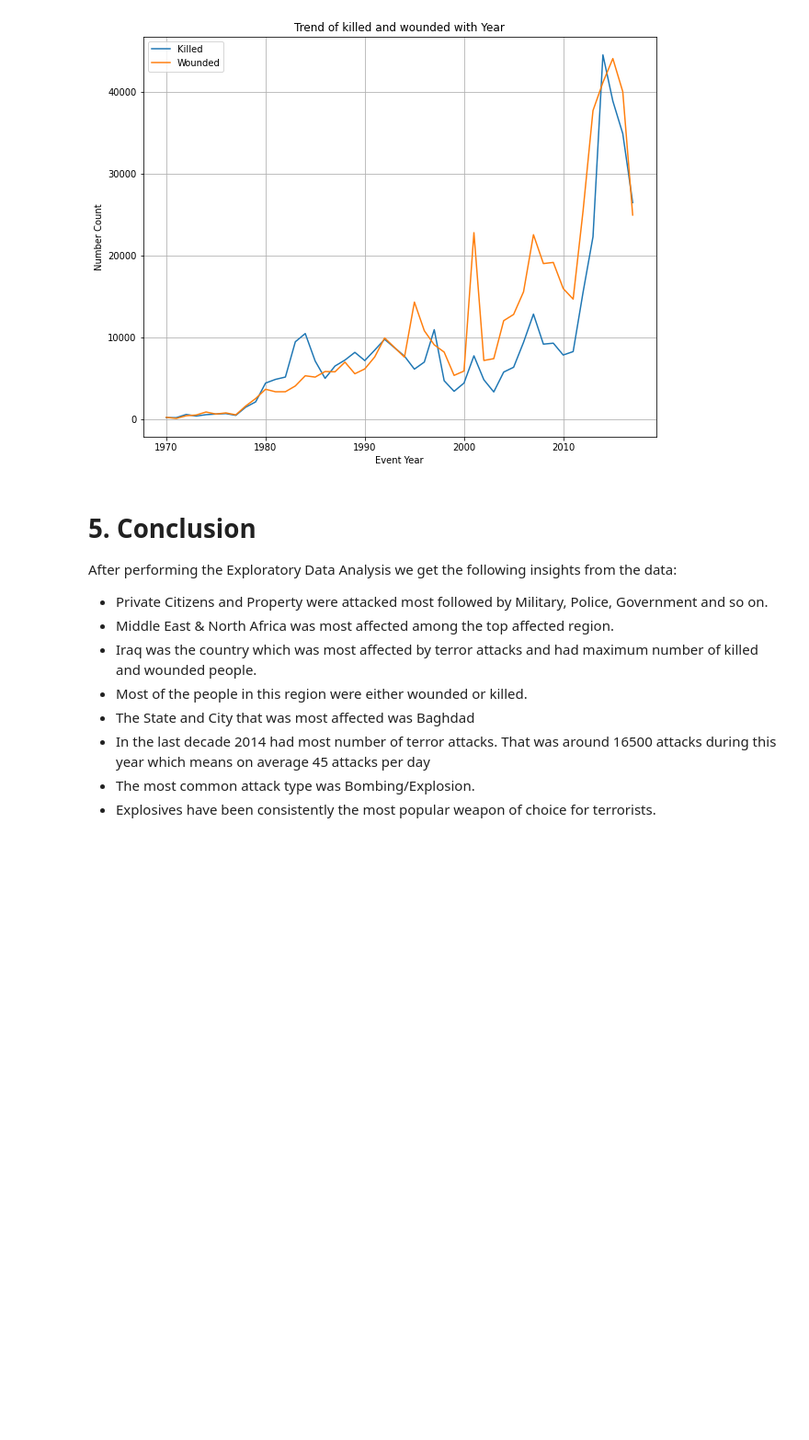
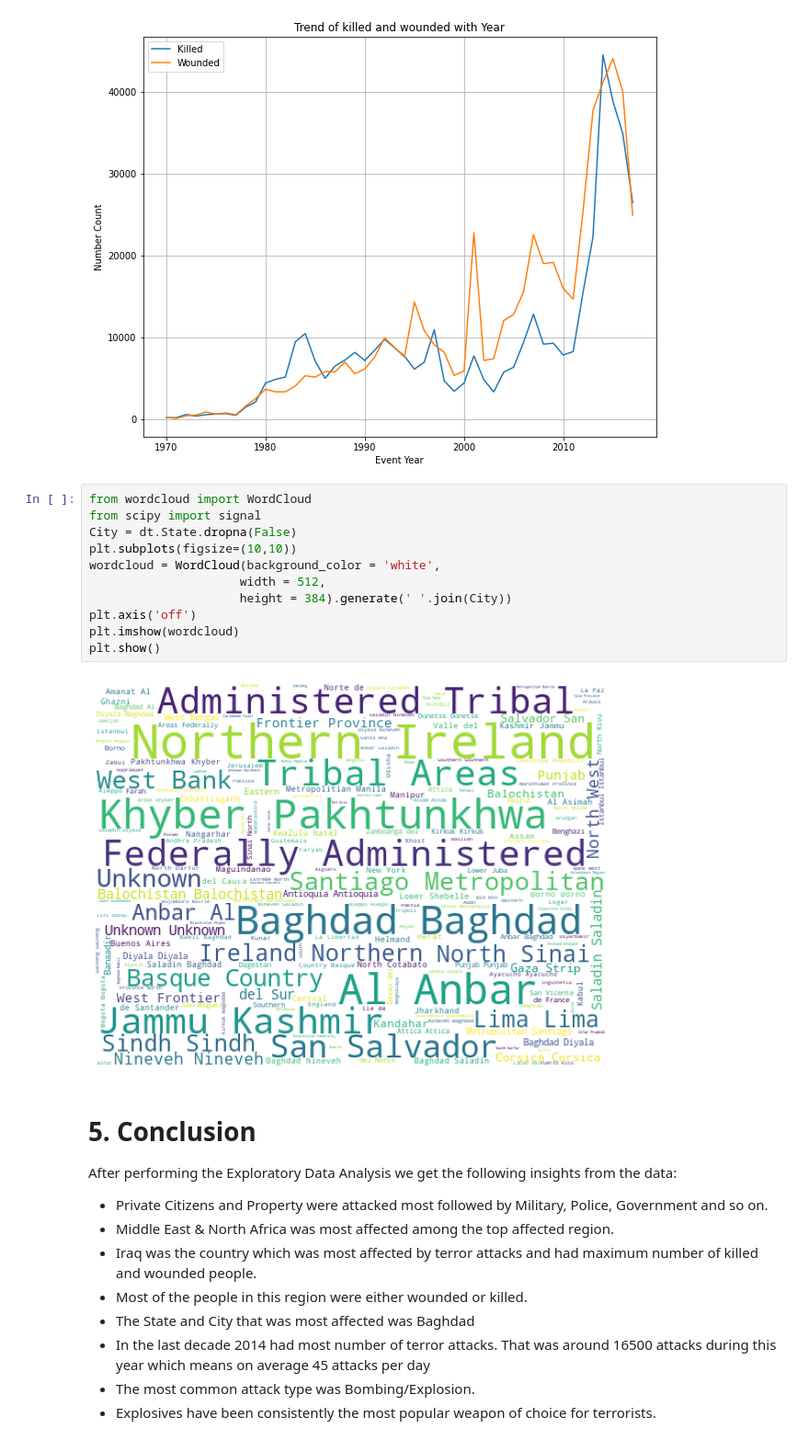
Before and after one commit to Sharaffin/EDA-GlobalTerrorismAnalysis, a Jupyter notebook: EDA_Global_Terrorism_Analysis_final_Capstone_Project.ipynb, the cells around one changed output. Shown at 92% size. Drawn from its saved outputs; the diff is of its cells as text; blank space fills up the shorter version.

```diff
--- a/EDA_Global_Terrorism_Analysis_final_Capstone_Project.ipynb
+++ b/EDA_Global_Terrorism_Analysis_final_Capstone_Project.ipynb
@@ -656,6 +678,19 @@ plt.grid()
 plt.show()
 # %% [output]
 [figure]
+# %%
+from wordcloud import WordCloud
+from scipy import signal
+City = dt.State.dropna(False)
+plt.subplots(figsize=(10,10))
+wordcloud = WordCloud(background_color = 'white',
+                     width = 512,
+                     height = 384).generate(' '.join(City))
+plt.axis('off')
+plt.imshow(wordcloud)
+plt.show()
+# %% [output]
+[figure, added]
 # %% [markdown]
 # **5. Conclusion**
 After performing the Exploratory Data Analysis we get the following insights from the data:
```
Also changed, not shown: parts of 1 cell of this notebook.
